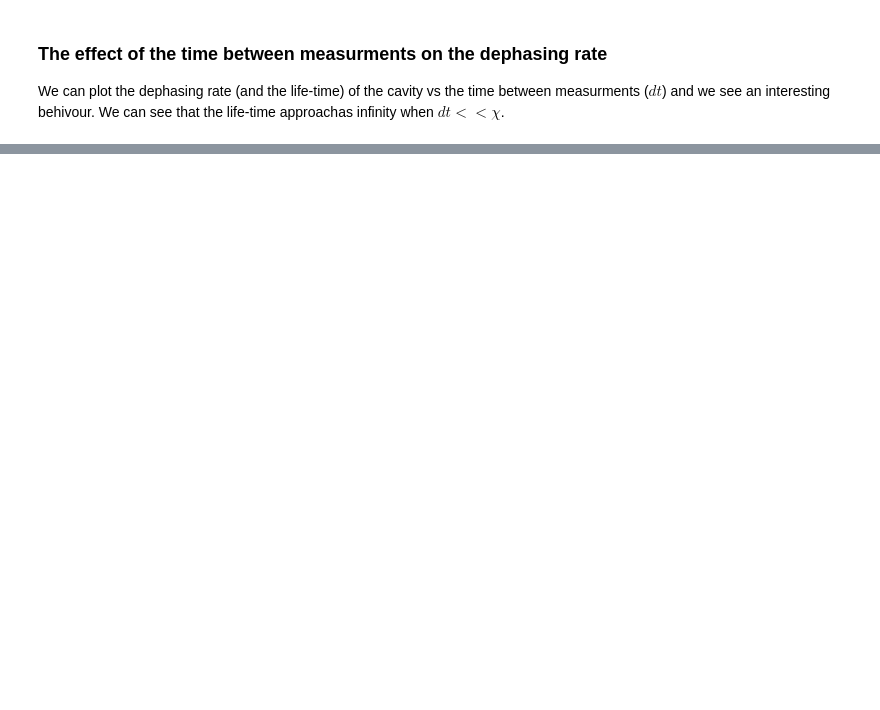
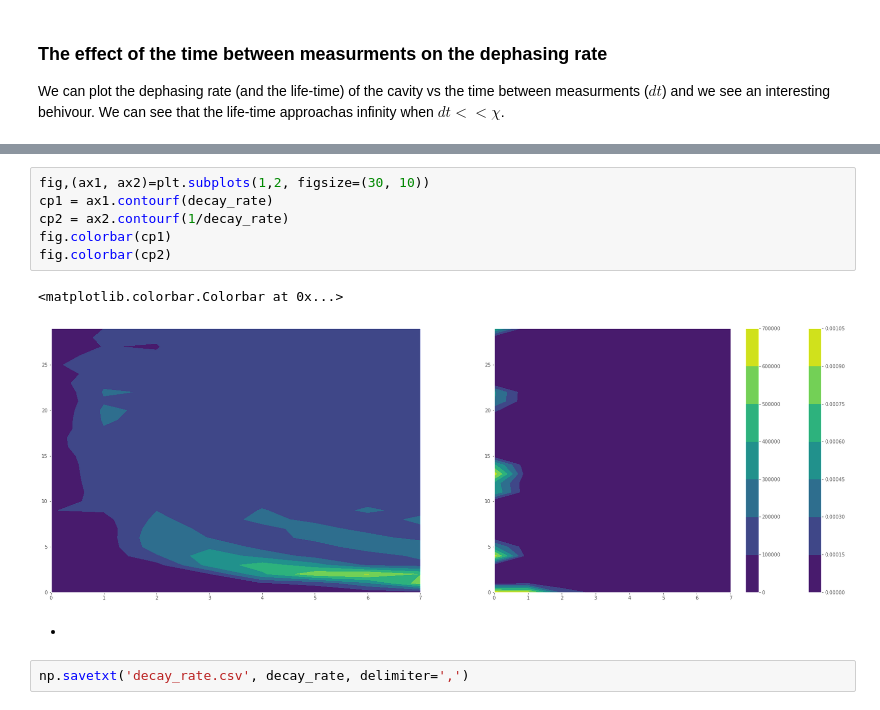
Before and after one commit to DanielCohenHillel/Cavity-Analysis, a Jupyter notebook: dephasing/dephasing.ipynb, the cells around one changed output, grey strips where cells are left out. Saved outputs shown, nothing was run; the diff lists cells and outputs as text; blank space fills up the shorter version.

```diff
--- a/dephasing/dephasing.ipynb
+++ b/dephasing/dephasing.ipynb
@@ -244,0 +252,13 @@ plt.show()
+# %%
+fig,(ax1, ax2)=plt.subplots(1,2, figsize=(30, 10))
+cp1 = ax1.contourf(decay_rate)
+cp2 = ax2.contourf(1/decay_rate)
+fig.colorbar(cp1)
+fig.colorbar(cp2)
+# %% [output]
+<matplotlib.colorbar.Colorbar at 0x...>
+[figure, added]
+# %% [markdown]
+*
+# %%
+np.savetxt('decay_rate.csv', decay_rate, delimiter=',')
```
Also changed, not shown: parts of 10 cells of this notebook, 3 other files.
